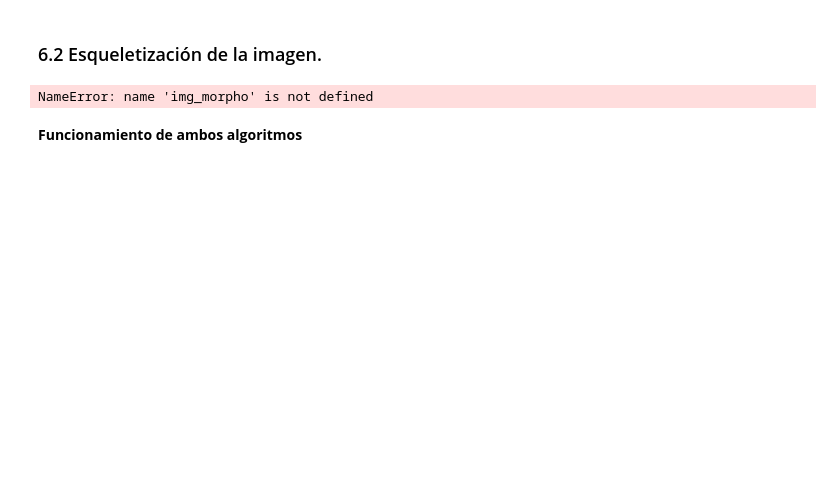
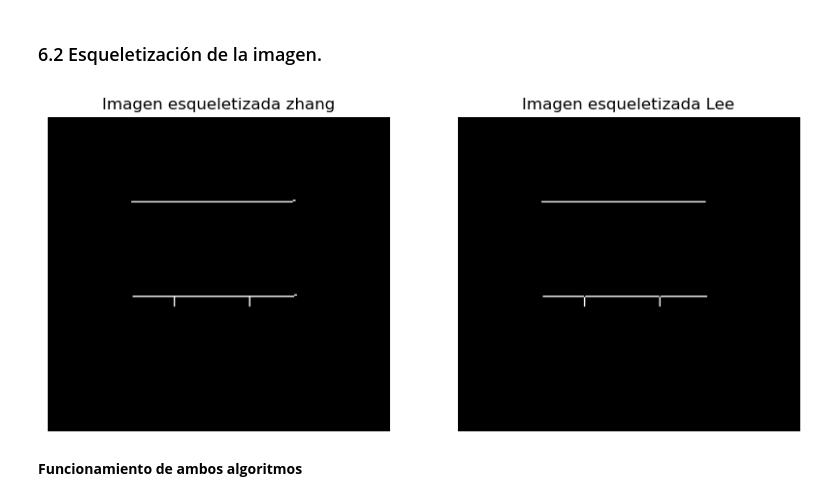
Before and after one commit to STinjaca/Talle-5, a Jupyter notebook: Taller 5 - Punto 6.ipynb, the cells around one changed output. Saved outputs shown, nothing was run; the diff lists cells and outputs as text; code cells hidden in the pictures; blank space fills up the shorter version.

```diff
--- a/Taller 5 - Punto 6.ipynb
+++ b/Taller 5 - Punto 6.ipynb
@@ -31,15 +32,24 @@ plt.show()
 [figure]
 # %% [markdown]
 ### 6.2 Esqueletización de la imagen.
-# %%
-img_morpho_bin = cv2.threshold(img_morpho, 114, 255, cv2.THRESH_BINARY)[1]
-
-fig, ax = plt.subplots(figsize=(10,5))
-ax.imshow(img_morpho_bin, cmap='gray', vmin=0, vmax=255)
-ax.set_title('Imagen morpho umbralizada')
-ax.axis('off')
-plt.show()
-# %% [output]
-NameError: name 'img_morpho' is not defined
+# %%
+sk_image_zhang = skeletonize(img_rect, method='zhang')
+sk_image_zhang = exposure.rescale_intensity(sk_image_zhang, in_range=(np.min(sk_image_zhang), np.max(sk_image_zhang)), out_range=(0, 255)).astype(np.uint8)
+
+sk_image_lee = skeletonize(img_rect, method='lee')
+sk_image_lee = exposure.rescale_intensity(sk_image_lee, in_range=(np.min(sk_image_lee), np.max(sk_image_lee)), out_range=(0, 255)).astype(np.uint8)
+
+
+fig, ax = plt.subplots(1,2,figsize=(10,5))
+ax[0].imshow(sk_image_zhang, cmap='gray', vmin=0, vmax=255)
+ax[0].set_title('Imagen esqueletizada zhang')
+ax[0].axis('off')
+
+ax[1].imshow(sk_image_lee, cmap='gray', vmin=0, vmax=255)
+ax[1].set_title('Imagen esqueletizada Lee')
+ax[1].axis('off')
+plt.show()
+# %% [output]
+[figure, added]
 # %% [markdown]
 **Funcionamiento de ambos algoritmos**
```
Also changed, not shown: parts of 17 cells of this notebook.
